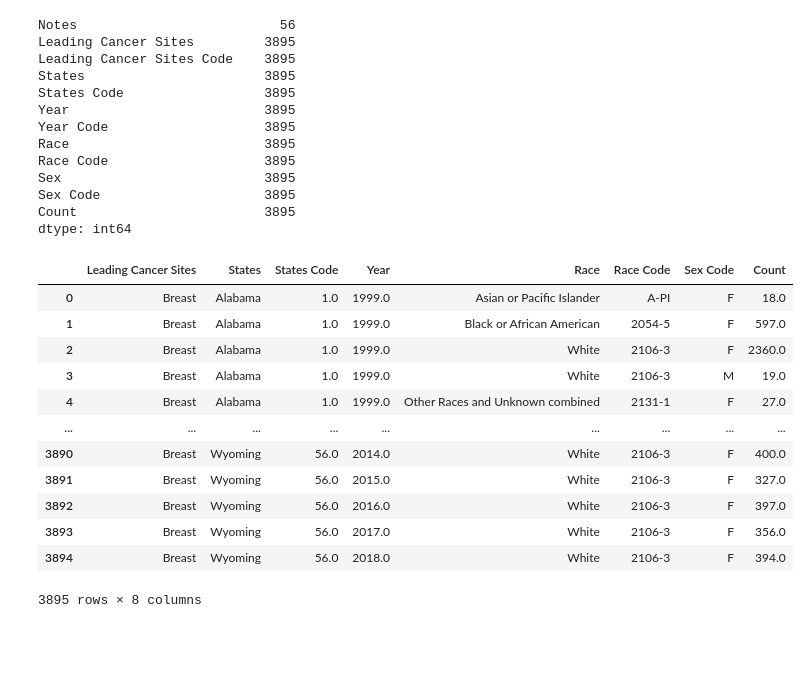
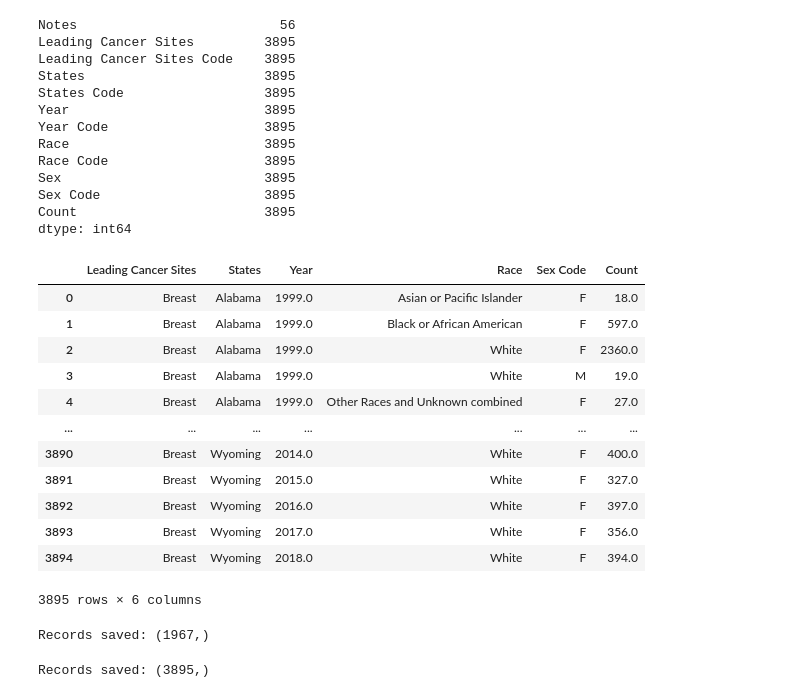
Before and after one commit to Mishabatoon/Healthcare_Project, a Jupyter notebook: cleanData.ipynb, the cells around one changed output. Cells and saved outputs as stored; diff of their text form; code cells hidden in the pictures; blank space fills up the shorter version.

Commit message:
adding exxport to postgres

```diff
--- a/cleanData.ipynb
+++ b/cleanData.ipynb
@@ -111,20 +112,20 @@ Count                        3895
 dtype: int64
 # %%
 # Drop all columns without any information
-df_dropped2 = df2.drop(columns=['Notes','Leading Cancer Sites Code','Year Code','Sex'],axis=1)
+df_dropped2 = df2.drop(columns=['Notes','Leading Cancer Sites Code','States Code','Race Code','Year Code','Sex'],axis=1)
 df_dropped2 = df_dropped2.dropna(how='any')
 display(df_dropped2)
 # %% [output]
-|  | Leading Cancer Sites | States | States Code | Year | Race | Race Code | Sex Code | Count |
-| 0 | Breast | Alabama | 1.0 | 1999.0 | Asian or Pacific Islander | A-PI | F | 18.0 |
-| 1 | Breast | Alabama | 1.0 | 1999.0 | Black or African American | 2054-5 | F | 597.0 |
-| 2 | Breast | Alabama | 1.0 | 1999.0 | White | 2106-3 | F | 2360.0 |
-| 3 | Breast | Alabama | 1.0 | 1999.0 | White | 2106-3 | M | 19.0 |
-| 4 | Breast | Alabama | 1.0 | 1999.0 | Other Races and Unknown combined | 2131-1 | F | 27.0 |
-| ... | ... | ... | ... | ... | ... | ... | ... | ... |
-| 3890 | Breast | Wyoming | 56.0 | 2014.0 | White | 2106-3 | F | 400.0 |
-| 3891 | Breast | Wyoming | 56.0 | 2015.0 | White | 2106-3 | F | 327.0 |
-| 3892 | Breast | Wyoming | 56.0 | 2016.0 | White | 2106-3 | F | 397.0 |
-| 3893 | Breast | Wyoming | 56.0 | 2017.0 | White | 2106-3 | F | 356.0 |
-| 3894 | Breast | Wyoming | 56.0 | 2018.0 | White | 2106-3 | F | 394.0 |
+|  | Leading Cancer Sites | States | Year | Race | Sex Code | Count |
+| 0 | Breast | Alabama | 1999.0 | Asian or Pacific Islander | F | 18.0 |
+| 1 | Breast | Alabama | 1999.0 | Black or African American | F | 597.0 |
+| 2 | Breast | Alabama | 1999.0 | White | F | 2360.0 |
+| 3 | Breast | Alabama | 1999.0 | White | M | 19.0 |
+| 4 | Breast | Alabama | 1999.0 | Other Races and Unknown combined | F | 27.0 |
+| ... | ... | ... | ... | ... | ... | ... |
+| 3890 | Breast | Wyoming | 2014.0 | White | F | 400.0 |
+| 3891 | Breast | Wyoming | 2015.0 | White | F | 327.0 |
+| 3892 | Breast | Wyoming | 2016.0 | White | F | 397.0 |
+| 3893 | Breast | Wyoming | 2017.0 | White | F | 356.0 |
+| 3894 | Breast | Wyoming | 2018.0 | White | F | 394.0 |
-3895 rows × 8 columns
+3895 rows × 6 columns
@@ -130,0 +134,34 @@ display(df_dropped2)
+# %%
+db = create_engine(conn_string)
+conn = db.connect()
+
+# export df to sql postgres - cancer_deaths
+df_dropped.to_sql('cancer_deaths', con=conn, if_exists='replace', index=False)
+conn = psycopg2.connect(conn_string)
+conn.autocommit = True
+cursor = conn.cursor()
+
+sql1 = '''select count(*) from cancer_deaths;'''
+cursor.execute(sql1)
+print('Records saved: ' + str(cursor.fetchall()[0]))
+
+conn.close()
+# %% [output]
+Records saved: (1967,)
+# %%
+db = create_engine(conn_string)
+conn = db.connect()
+
+# export df to sql postgres - cancer_incidence
+df_dropped2.to_sql('cancer_incidence', con=conn, if_exists='replace', index=False)
+conn = psycopg2.connect(conn_string)
+conn.autocommit = True
+cursor = conn.cursor()
+
+sql2 = '''select count(*) from cancer_incidence;'''
+cursor.execute(sql2)
+print('Records saved: ' + str(cursor.fetchall()[0]))
+
+conn.close()
+# %% [output]
+Records saved: (3895,)
```
Also changed, not shown: parts of 5 cells of this notebook.
